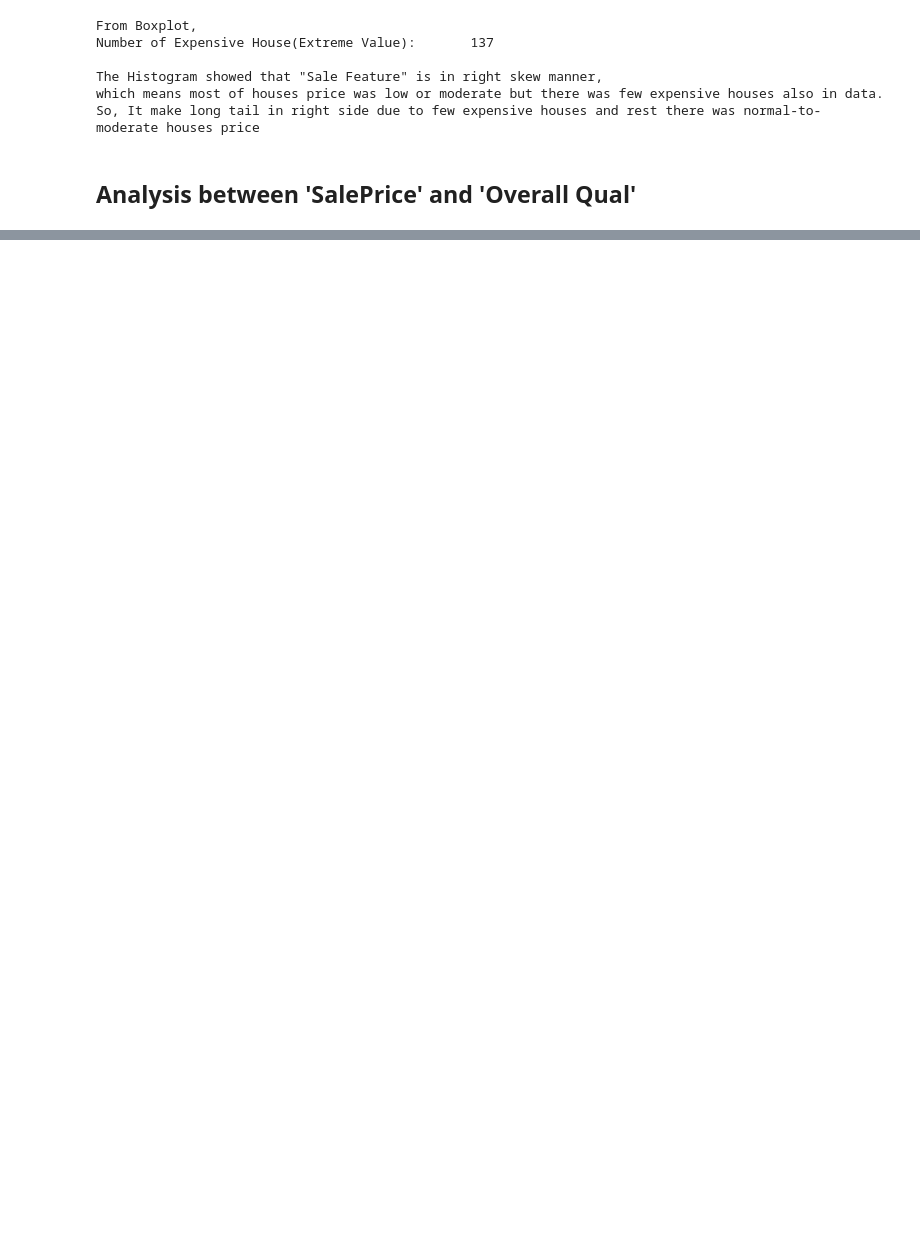
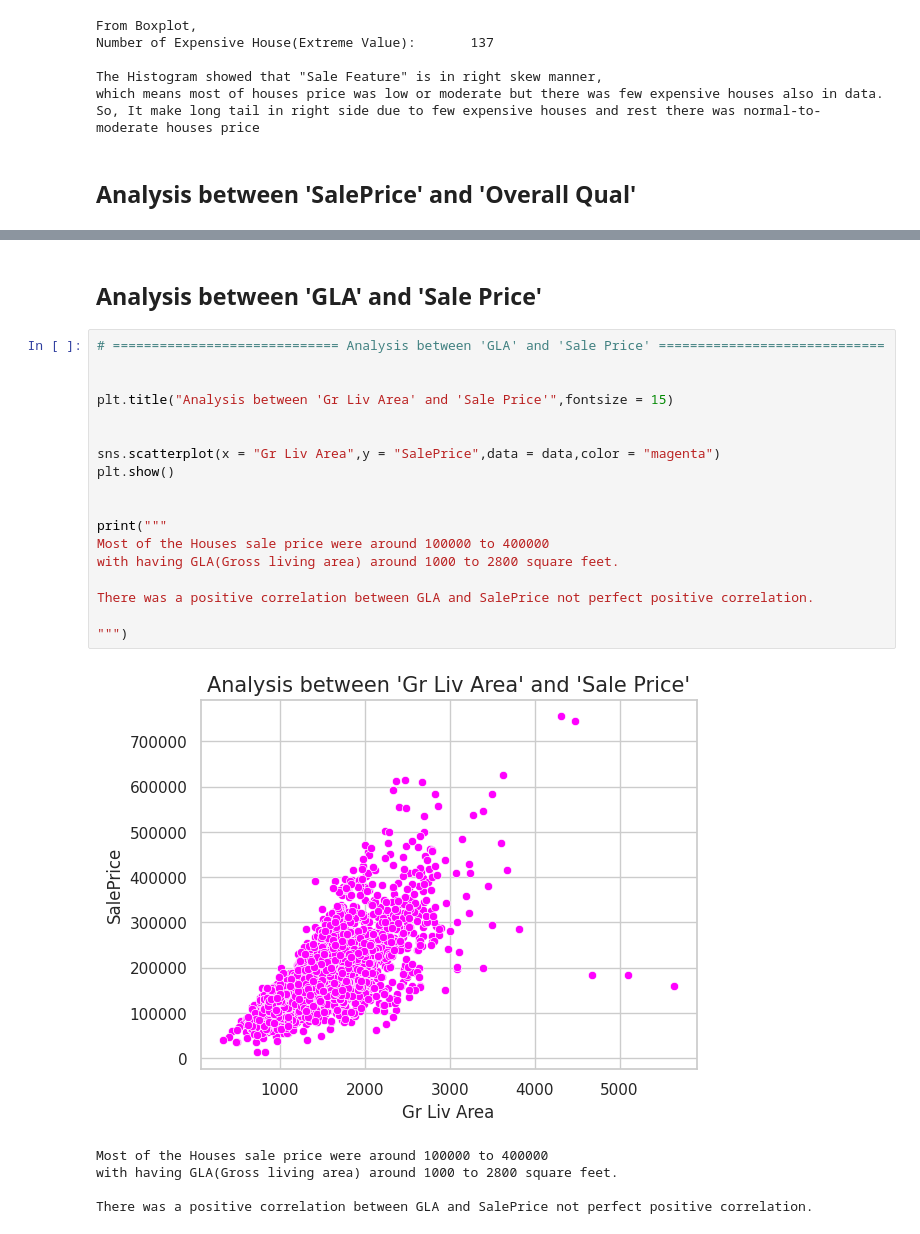
Before and after one commit to ArthJain123/House-Price-Prediction-using-Machine-Learning, a Jupyter notebook: House_Price_Prediction.ipynb, the cells around one changed output, grey strips where cells are left out. Saved outputs shown, nothing was run; the diff lists cells and outputs as text; blank space fills up the shorter version.

```diff
--- a/House_Price_Prediction.ipynb
+++ b/House_Price_Prediction.ipynb
@@ -178,3 +178,29 @@ According to Data,
 Most of the "high Sale" are coming from high quality houses.
 Buyers can give "more Money" for high quality houses.
 Buyers are not willing to buy low standard quality houses.
+# %% [markdown]
+## Analysis between 'GLA' and 'Sale Price'
+# %%
+# ============================= Analysis between 'GLA' and 'Sale Price' =============================
+
+
+plt.title("Analysis between 'Gr Liv Area' and 'Sale Price'",fontsize = 15)
+
+
+sns.scatterplot(x = "Gr Liv Area",y = "SalePrice",data = data,color = "magenta")
+plt.show()
+
+
+print("""
+Most of the Houses sale price were around 100000 to 400000
+with having GLA(Gross living area) around 1000 to 2800 square feet.
+
+There was a positive correlation between GLA and SalePrice not perfect positive correlation.
+
+""")
+# %% [output]
+[figure, added]
+Most of the Houses sale price were around 100000 to 400000
+with having GLA(Gross living area) around 1000 to 2800 square feet.
+
+There was a positive correlation between GLA and SalePrice not perfect positive correlation.
```
Also changed, not shown: parts of 15 cells of this notebook.
